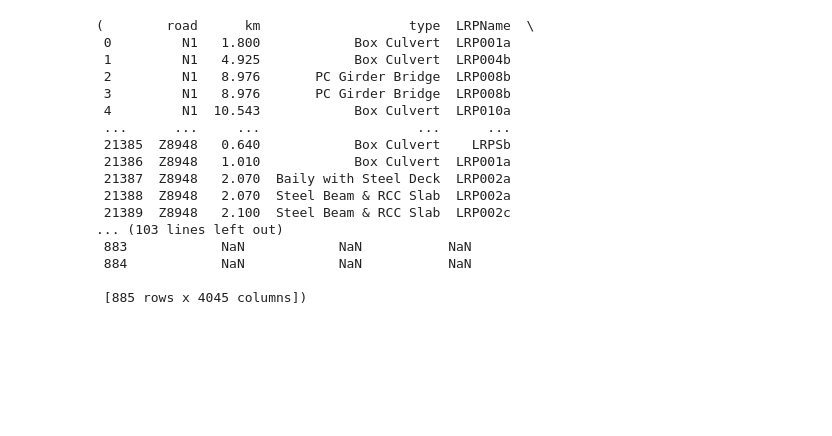
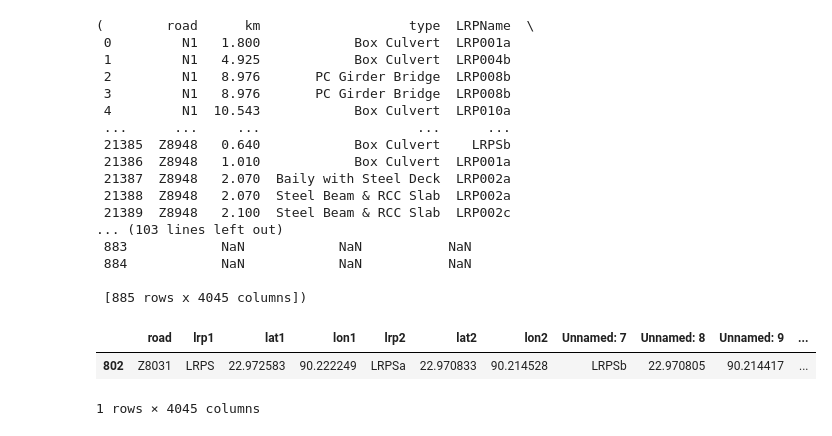
Before and after one commit to Anne-JS/advanced_simulation, a Jupyter notebook: sven_doet_dingen.ipynb, the cells around one changed output. Cells and saved outputs as stored; diff of their text form; code cells hidden in the pictures; blank space fills up the shorter version.

```diff
--- a/sven_doet_dingen.ipynb
+++ b/sven_doet_dingen.ipynb
@@ -74,3 +91,9 @@ Functions.make_files(bmms, df_rds)
  884            NaN            NaN           NaN
 
  [885 rows x 4045 columns])
+# %%
+df_rds[df_rds['road'] == 'Z8031']
+# %% [output]
+|  | road | lrp1 | lat1 | lon1 | lrp2 | lat2 | lon2 | Unnamed: 7 | Unnamed: 8 | Unnamed: 9 | ... |
+| 802 | Z8031 | LRPS | 22.972583 | 90.222249 | LRPSa | 22.970833 | 90.214528 | LRPSb | 22.970805 | 90.214417 | ... |
+1 rows × 4045 columns
```
Also changed, not shown: parts of 4 cells of this notebook, 3 other files.
